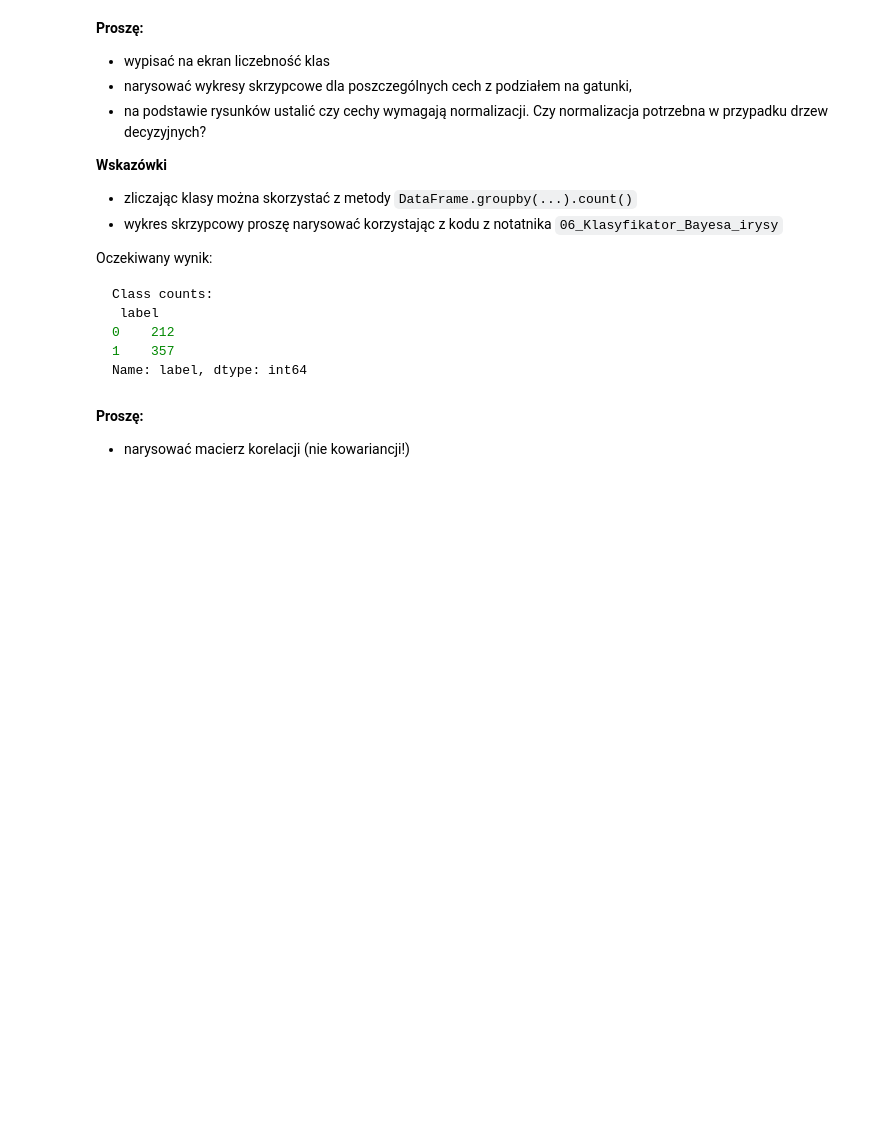
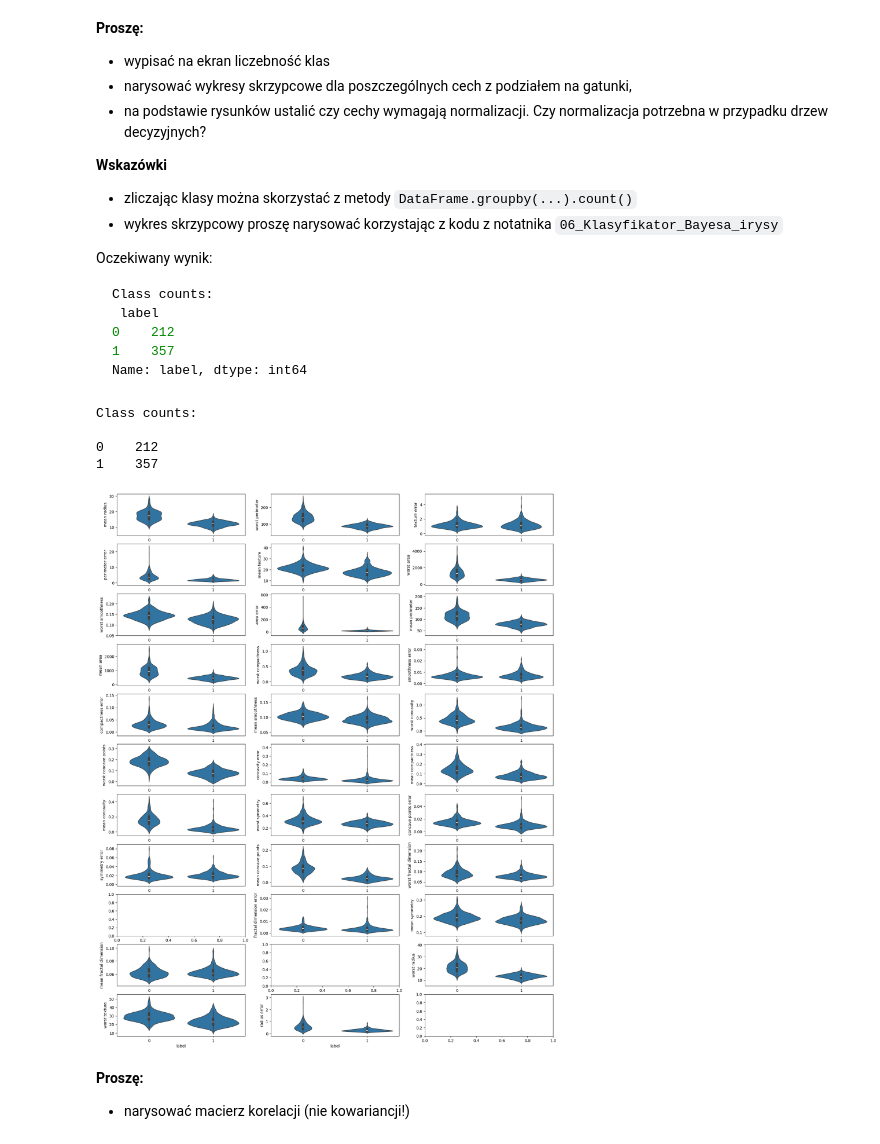
Before and after one commit to m-warda/ML2627, a Jupyter notebook: 08_Drzewa_decyzyjne_bez_gradboost.ipynb, the cells around one changed output. Saved outputs shown, nothing was run; the diff lists cells and outputs as text; code cells hidden in the pictures; blank space fills up the shorter version.

```diff
--- a/08_Drzewa_decyzyjne_bez_gradboost.ipynb
+++ b/08_Drzewa_decyzyjne_bez_gradboost.ipynb
@@ -52,0 +49,6 @@ NameError: name 'cols' is not defined
+# %%
+cancer=load_breast_cancer()
+df=pd.DataFrame(cancer["data"],columns=cancer.feature_names)
+df["label"]=cancer.target
+print("Nazwy klas: ", cancer["target_names"])
+print("Nazwy cech: ", cancer["feature_names"])
@@ -75,3 +85,18 @@ pass
+# %%
+print("Class counts:\n")
+for i in [0,1]:
+  print(i,"  ",np.count_nonzero(cancer["target"]==i))
+
+fig, axes = plt.subplots(11,3,figsize=(20,25))
+
+for index, columnName in enumerate(df.columns[0:30]):
+    sns.violinplot(data=df, x="label", y=columnName,ax=axes[(int)(index%11),index%3])
+# %% [output]
+Class counts:
+
+0    212
+1    357
+[figure, added]
 # %% [markdown]
 **Proszę:**
 
```
Also changed, not shown: parts of 17 cells of this notebook.
